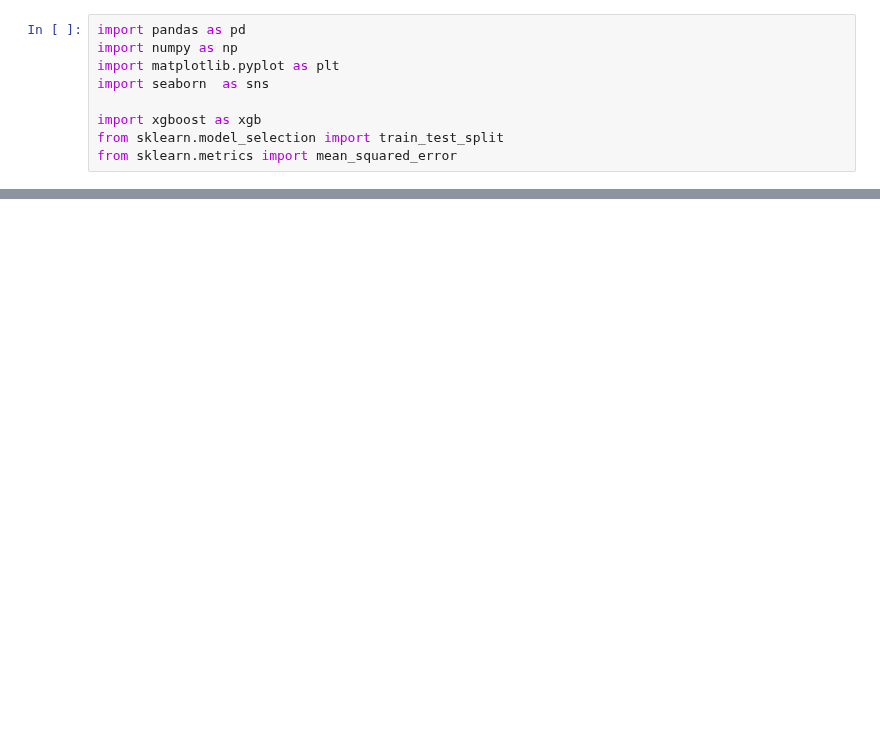
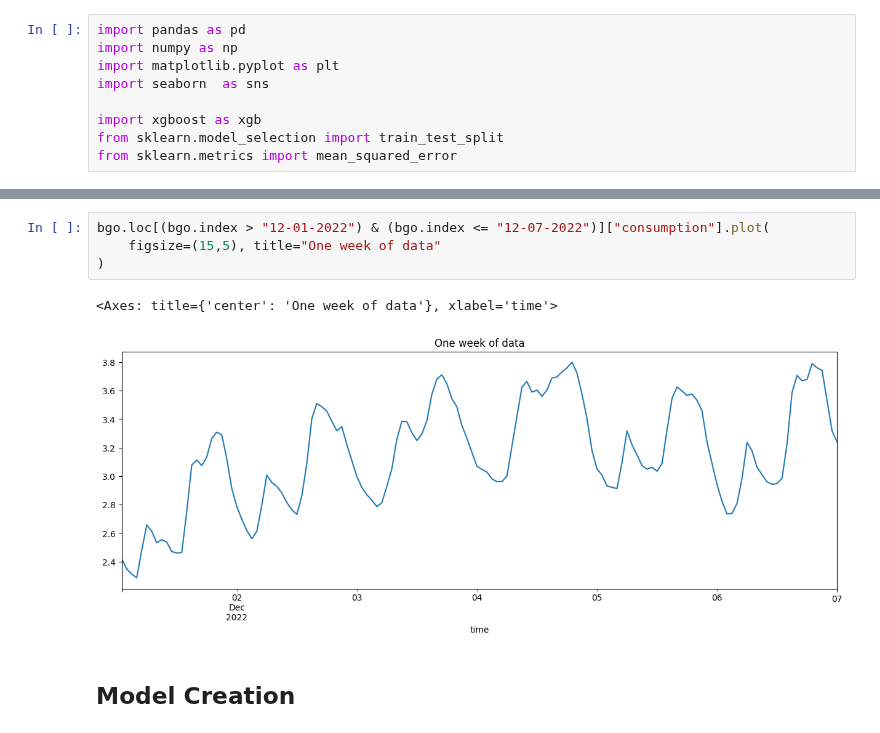
Before and after one commit to marcusfuglestad/tdt4259-group75, a Jupyter notebook: xgboost.ipynb, the cells around one changed output, grey strips where cells are left out. Drawn from its saved outputs; the diff is of its cells as text; blank space fills up the shorter version.

```diff
--- a/xgboost.ipynb
+++ b/xgboost.ipynb
@@ -16,0 +50,9 @@ df.query('location == "bergen"').plot(figsize=(15,5))
+# %%
+bgo.loc[(bgo.index > "12-01-2022") & (bgo.index <= "12-07-2022")]["consumption"].plot(
+    figsize=(15,5), title="One week of data"
+)
+# %% [output]
+<Axes: title={'center': 'One week of data'}, xlabel='time'>
+[figure, added]
+# %% [markdown]
+## Model Creation
```
Also changed, not shown: parts of 13 cells of this notebook.
